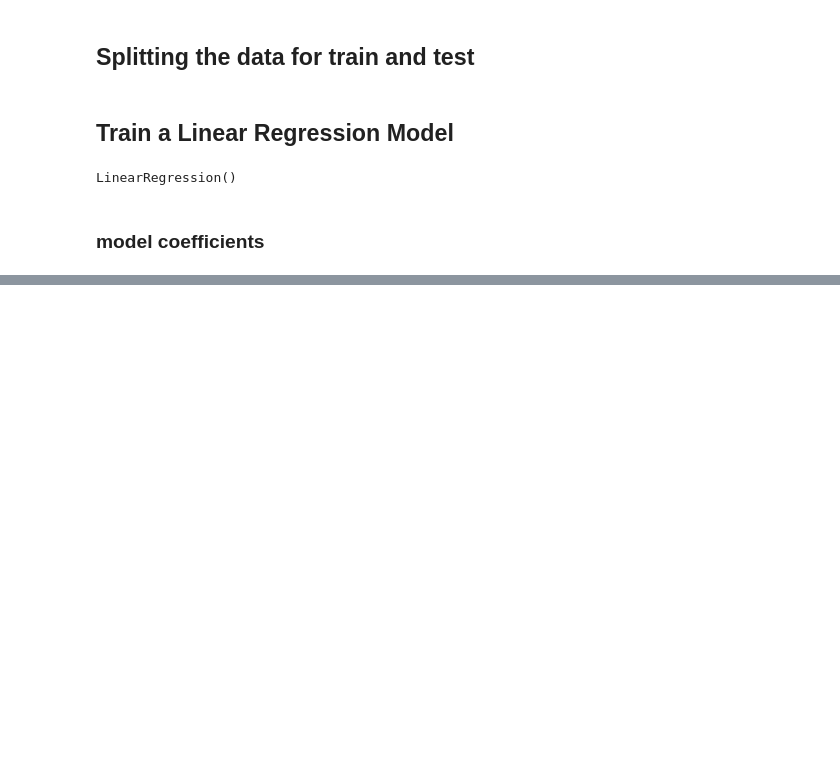
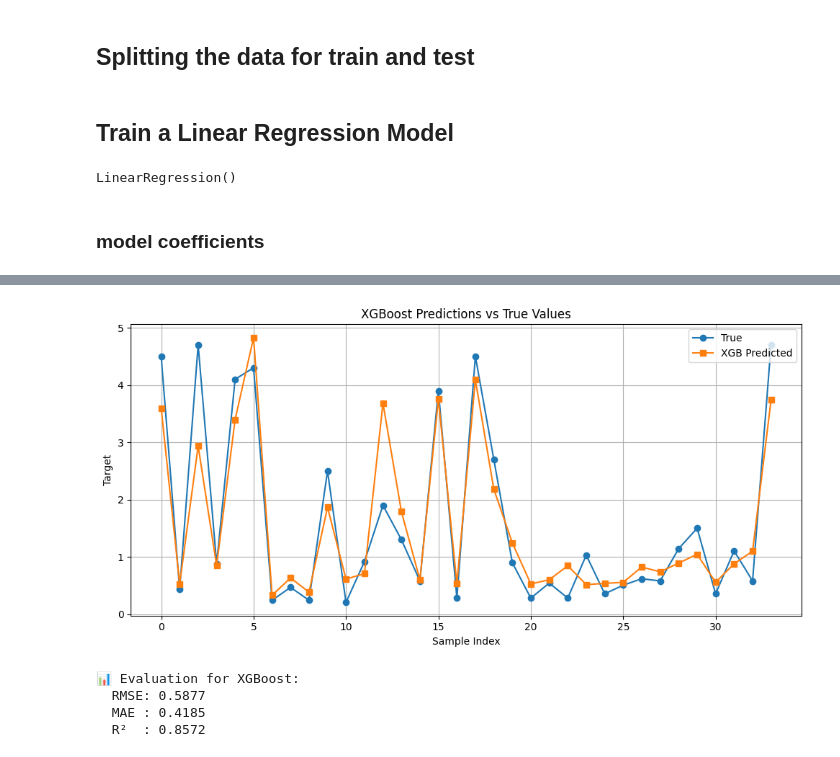
Before and after one commit to YXlh-64/ML-Workflow-Notebooks, a Jupyter notebook: regression/preprocessing.ipynb, the cells around one changed output, grey strips where cells are left out. Cells and saved outputs as stored; diff of their text form; code cells hidden in the pictures; blank space fills up the shorter version.

```diff
--- a/regression/preprocessing.ipynb
+++ b/regression/preprocessing.ipynb
@@ -280,0 +439,22 @@ y_pred = model.predict(X_test)
+# %%
+import matplotlib.pyplot as plt
+
+plt.figure(figsize=(10, 5))
+plt.plot(y_test.values, label="True", marker='o')
+plt.plot(y_pred_xgb, label="XGB Predicted", marker='s')
+plt.legend()
+plt.title("XGBoost Predictions vs True Values")
+plt.xlabel("Sample Index")
+plt.ylabel("Target")
+plt.grid(True)
+plt.tight_layout()
+plt.show()
+
+# Evaluate
+evaluate_model(y_test, y_pred_xgb, "XGBoost")
+# %% [output]
+[figure, added]
+📊 Evaluation for XGBoost:
+  RMSE: 0.5877
+  MAE : 0.4185
+  R²  : 0.8572
```
Also changed, not shown: parts of 20 cells of this notebook, 1 other file.
